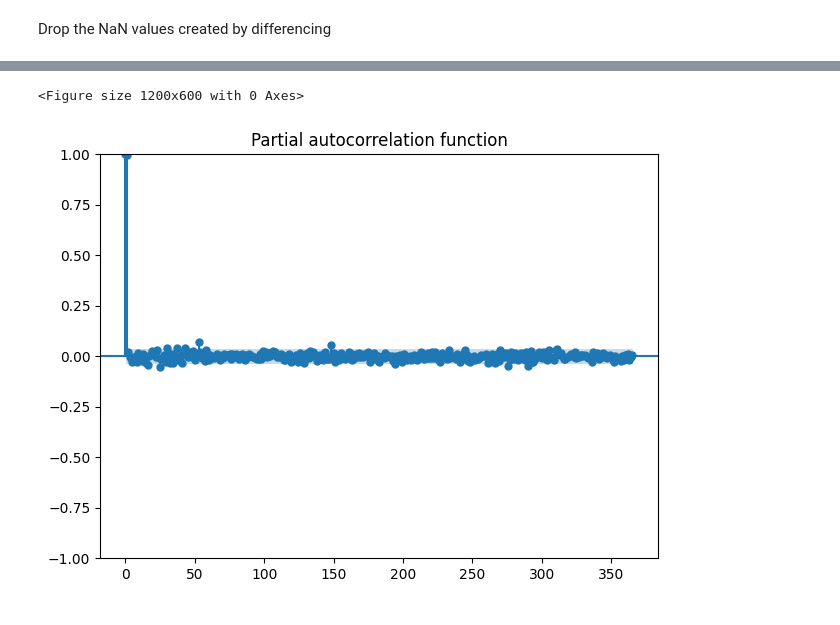
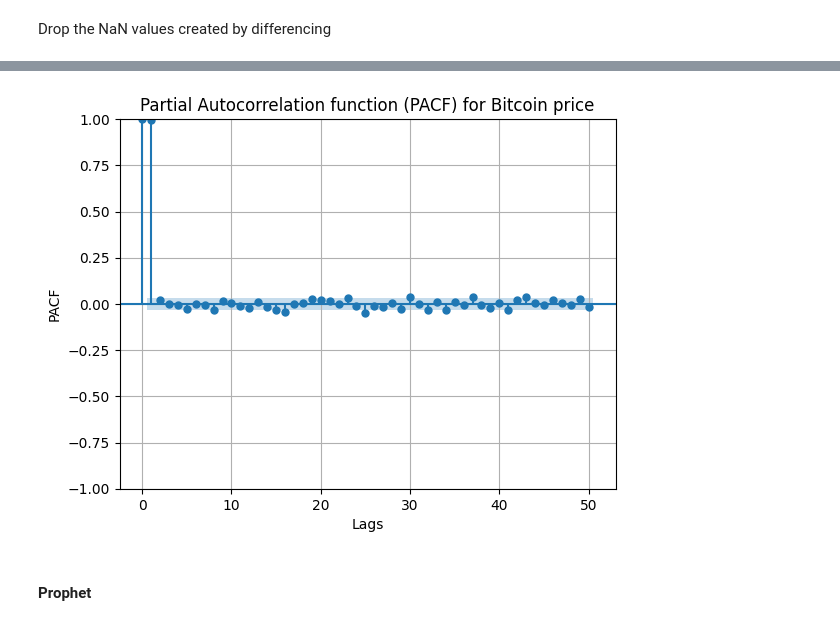
Before and after one commit to Jankiel-Predator/mmda_proj_btc, a Jupyter notebook: bitcoin copy.ipynb, the cells around one changed output, grey strips where cells are left out. Drawn from its saved outputs; the diff is of its cells as text; code cells hidden in the pictures.

```diff
--- a/bitcoin copy.ipynb
+++ b/bitcoin copy.ipynb
@@ -88,4 +83,0 @@ bitcoin_data.head()
-# %%
-bitcoin_data['SMA_weekly'] = bitcoin_data['Price'].rolling(window=7).mean()
-
-bitcoin_data.head(15)
@@ -188,7 +141,7 @@ Index(['Date', 'Price', 'Open', 'High', 'Low', 'Vol.', 'Change %', 'Average',
 # %%
 columns_to_drop = ['Open', 'High', 'Low', 'Vol.', 'Change %', 'Average']
-
-bitcoin = bitcoin_data[bitcoin_data['Date'] >= '2017-01-01']
-bitcoin = bitcoin.drop(columns=columns_to_drop)
+bitcoin = bitcoin_data.drop(columns=columns_to_drop)
+bitcoin = bitcoin[bitcoin['Date'] >= '2016-01-01']
+bitcoin = bitcoin.set_index('Date')
 bitcoin
 # %% [output]
@@ -352,0 +322,4 @@ plt.show()
+# %%
+bitcoin['SMA_7'] = bitcoin['Price'].rolling(window=7).mean()
+bitcoin_data['SMA_7'] = bitcoin_data['Price'].rolling(window=7).mean()
+bitcoin.head(15)
@@ -364,9 +483,11 @@ plt.show()
 # %%
-plt.figure(figsize=(12, 6))
-plot_pacf(bitcoin['Price'], lags=365)
-plt.title("Partial autocorrelation function")
-plt.tight_layout()
+plot_pacf(bitcoin['Price'], lags=50)
+plt.title('Partial Autocorrelation function (PACF) for Bitcoin price')
+plt.xlabel('Lags')
+plt.ylabel('PACF')
+plt.grid(True)
 plt.show()
 # %% [output]
-<Figure size 1200x600 with 0 Axes>
-[figure, old version]
+[figure, new version]
+# %% [markdown]
+#### Prophet
```
Also changed, not shown: parts of 83 cells of this notebook.
